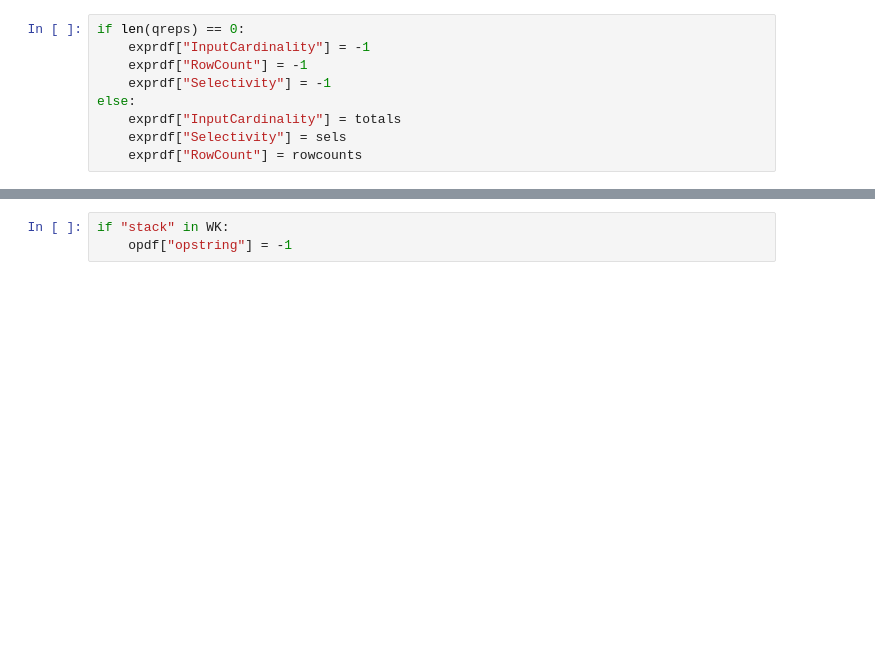
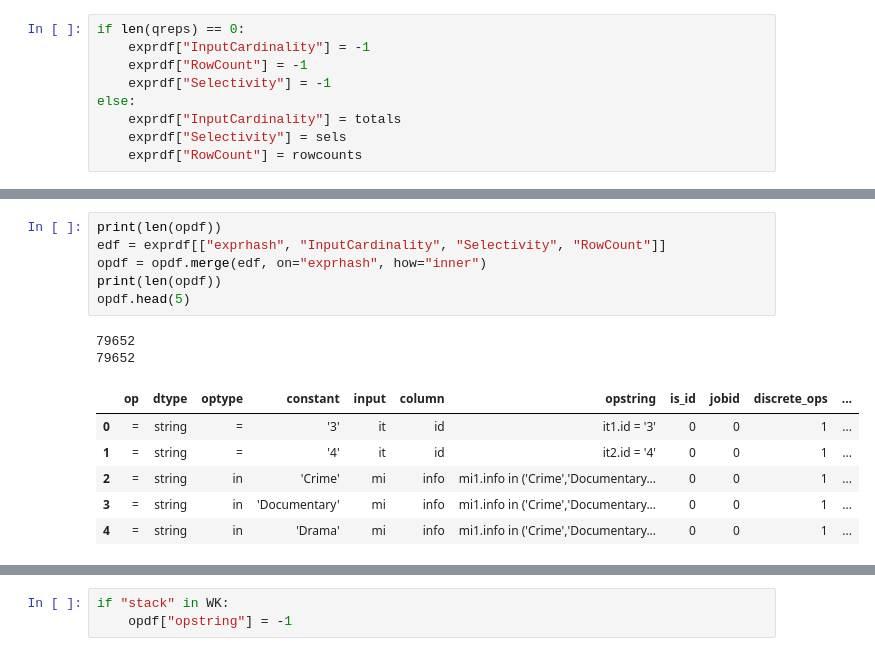
Before and after one commit to parimarjan/WorkloadCharacterization, a Jupyter notebook: Notebooks/ParsingSQLs.ipynb, the cells around one changed output, grey strips where cells are left out. Cells and saved outputs as stored; diff of their text form; blank space fills up the shorter version.

```diff
--- a/Notebooks/ParsingSQLs.ipynb
+++ b/Notebooks/ParsingSQLs.ipynb
@@ -287,4 +316,19 @@ max          1.000000
 Name: Selectivity, dtype: float64
+# %%
+print(len(opdf))
+edf = exprdf[["exprhash", "InputCardinality", "Selectivity", "RowCount"]]
+opdf = opdf.merge(edf, on="exprhash", how="inner")
+print(len(opdf))
+opdf.head(5)
+# %% [output]
+79652
+79652
+|  | op | dtype | optype | constant | input | column | opstring | is_id | jobid | discrete_ops | ... |
+| 0 | = | string | = | '3' | it | id | it1.id = '3' | 0 | 0 | 1 | ... |
+| 1 | = | string | = | '4' | it | id | it2.id = '4' | 0 | 0 | 1 | ... |
+| 2 | = | string | in | 'Crime' | mi | info | mi1.info in ('Crime','Documentary... | 0 | 0 | 1 | ... |
+| 3 | = | string | in | 'Documentary' | mi | info | mi1.info in ('Crime','Documentary... | 0 | 0 | 1 | ... |
+| 4 | = | string | in | 'Drama' | mi | info | mi1.info in ('Crime','Documentary... | 0 | 0 | 1 | ... |
 # %%
 exprdf["filtersql"].values
 # %% [output]
```
Also changed, not shown: parts of 12 cells of this notebook, 4 other files.
